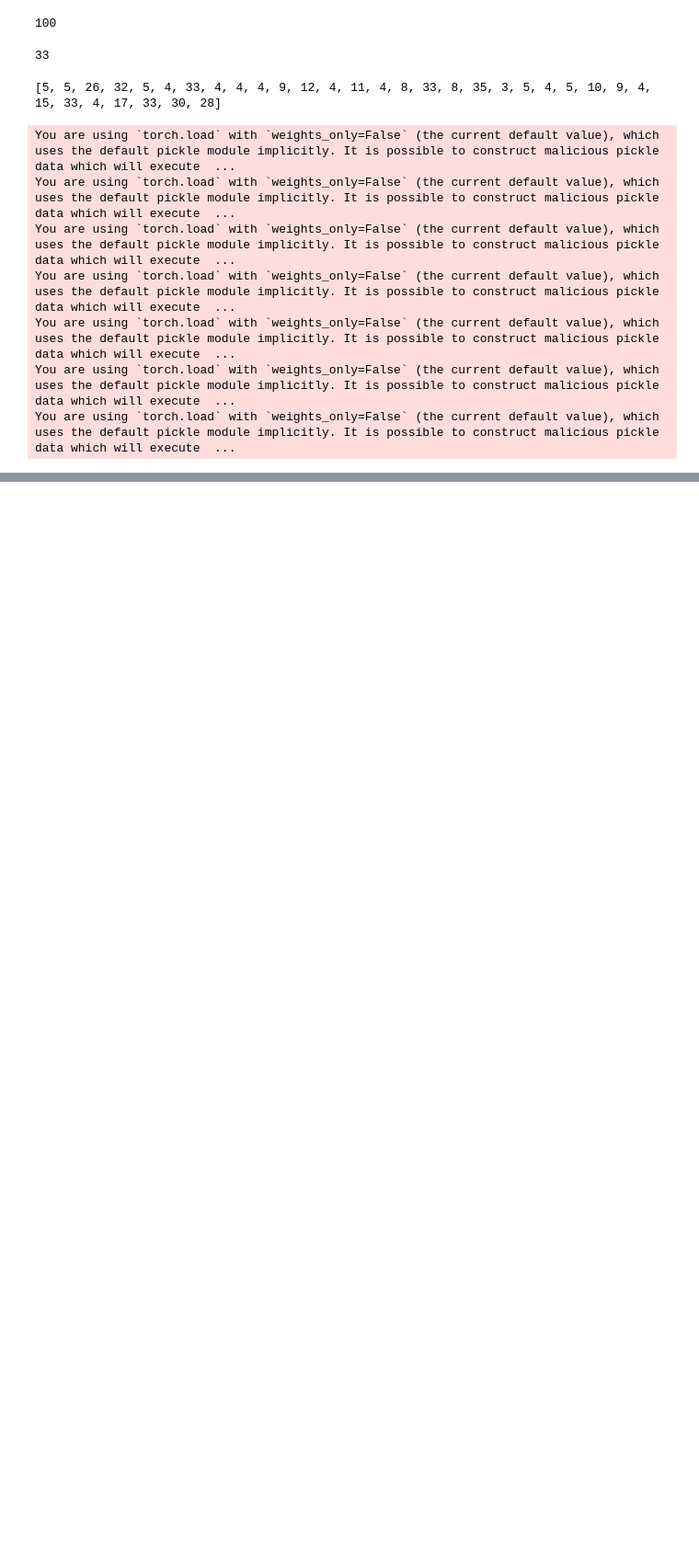
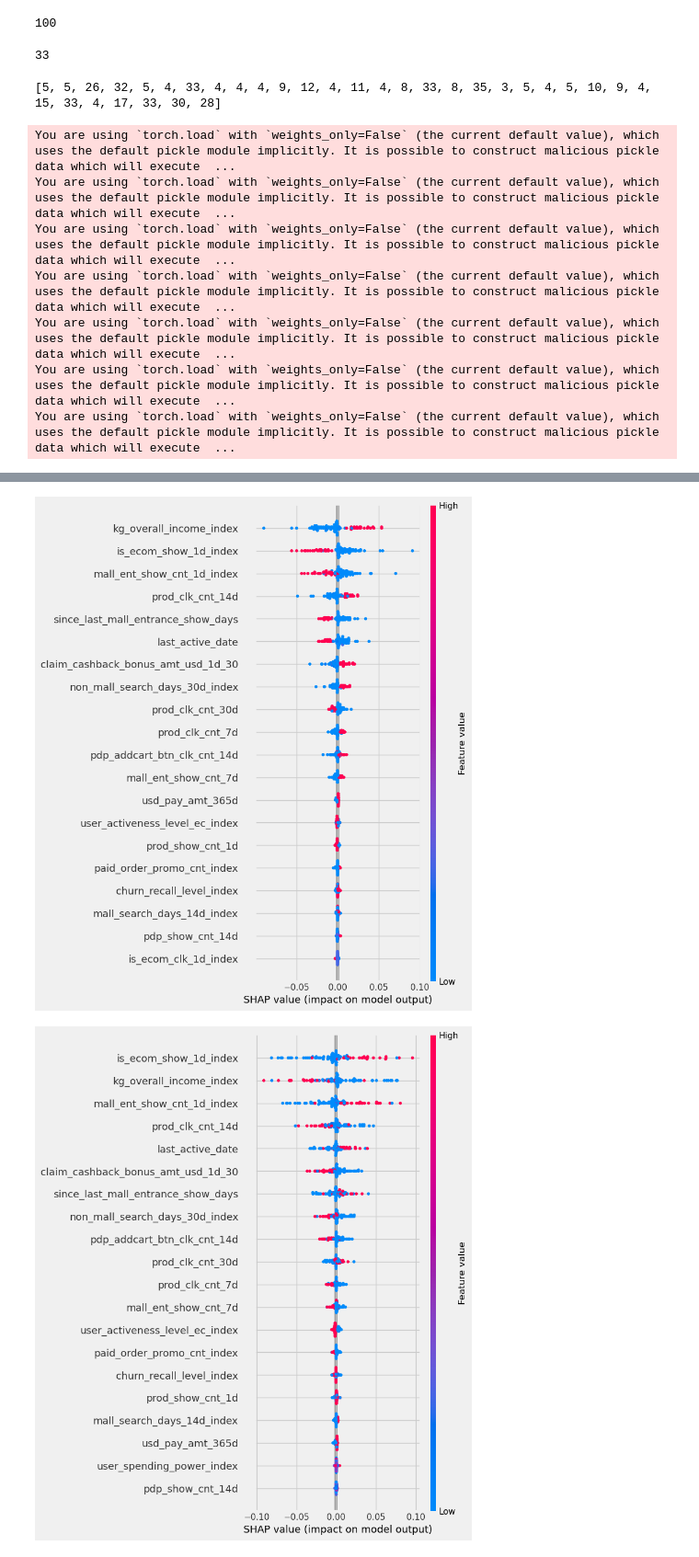
Before and after one commit to wyx1010120806/Deepuplift_for_multiple_treatment, a Jupyter notebook: evaluate.ipynb, the cells around one changed output, grey strips where cells are left out. Shown at 92% size. Saved outputs shown, nothing was run; the diff lists cells and outputs as text; code cells hidden in the pictures; blank space fills up the shorter version.

```diff
--- a/evaluate.ipynb
+++ b/evaluate.ipynb
@@ -20,6 +23,7 @@ def set_seed(seed):
 set_seed(42)
 # %%
 device = torch.device('cuda' if torch.cuda.is_available() else 'cpu')
+device = 'cpu'
 # %%
 #读取特征列表
 import pickle
@@ -131,5 +135,6 @@ You are using `torch.load` with `weights_only=False` (the current default value)
 You are using `torch.load` with `weights_only=False` (the current default value), which uses the default pickle module implicitly. It is possible to construct malicious pickle data which will execute  ...
 You are using `torch.load` with `weights_only=False` (the current default value), which uses the default pickle module implicitly. It is possible to construct malicious pickle data which will execute  ...
 # %%
-df = pd.read_parquet('/mlx_devbox/users/wangyuxin.huoshan/playground/bonus_train_data/bonus_pdp_id_test_id',columns=feature_list+['enter_ab_date','is_treatment','gmv','roas_label']).fillna(0)
+train_df = pd.read_parquet('/mlx_devbox/users/wangyuxin.huoshan/playground/bonus_train_data/bonus_pdp_id_train_valid_id',columns=feature_list+['enter_ab_date','is_treatment','gmv','roas_label']).fillna(0)
+test_df = pd.read_parquet('/mlx_devbox/users/wangyuxin.huoshan/playground/bonus_train_data/bonus_pdp_id_test_id',columns=feature_list+['enter_ab_date','is_treatment','gmv','roas_label']).fillna(0)
 # %%
@@ -139,9 +146,9 @@ X_continuous = torch.tensor(df[[_ for _ in feature_list if _ not in feature_list
 # %%
-uplift_prediction = {}
-for each in model_list.keys():
-    model = model_list[each]
-    model.to(device)
-    model.eval()
-    with torch.no_grad():
-        uplift_predictions,y_preds,*eps = model(X_train, None, X_discrete=X_discrete, X_continuous=X_continuous)
-    uplift_prediction[each] = torch.cat(uplift_predictions,dim=1).detach().cpu().numpy()
+# uplift_prediction = {}
+# for each in model_list.keys():
+#     model = model_list[each]
+#     model.to(device)
+#     model.eval()
+#     with torch.no_grad():
+#         uplift_predictions,y_preds,*eps = model(X_test, None, X_discrete=X_discrete_test, X_continuous=X_continuous_test)
+#     uplift_prediction[each] = torch.cat(uplift_predictions,dim=1).detach().cpu().numpy()
@@ -174,13 +155,13 @@ uplift_prediction
 # %%
-for treatment in [1,2,3]:
-    print('treatment标识:',treatment)
-    for each in uplift_prediction.keys():
-        df['uplift_predictions_'+each] = uplift_prediction[each][:,treatment-1]
+# for treatment in [1,2,3]:
+#     print('treatment标识:',treatment)
+#     for each in uplift_prediction.keys():
+#         test_df['uplift_predictions_'+each] = uplift_prediction[each][:,treatment-1]
 
-    df_tmp = df[df['is_treatment'].isin([0,treatment])]
-    df_tmp['is_treatment'] = df_tmp['is_treatment'].apply(lambda x: 1 if x == treatment else 0)
-    df_tmp['random'] = np.random.rand(df_tmp.shape[0])
+#     df_tmp = test_df[test_df['is_treatment'].isin([0,treatment])]
+#     df_tmp['is_treatment'] = df_tmp['is_treatment'].apply(lambda x: 1 if x == treatment else 0)
+#     df_tmp['random'] = np.random.rand(df_tmp.shape[0])
 
-    evaluate(df=df_tmp[['roas_label','is_treatment','random'] + ['uplift_predictions_'+_ for _ in uplift_prediction.keys()]],y_true='roas_label',treatment='is_treatment',divide_feature=None,n=100)
+#     evaluate(df=df_tmp[['roas_label','is_treatment','random'] + ['uplift_predictions_'+_ for _ in uplift_prediction.keys()]],y_true='roas_label',treatment='is_treatment',divide_feature=None,n=100)
 
     # evaluate(df=df_tmp,y_true='roas_label',treatment='is_treatment',divide_feature='enter_ab_date')
@@ -250,0 +168,10 @@ dtype: float64
+# %%
+df_train = train_df.sample(n=100)
+df_test = test_df.sample(n=100)
+
+for treatment in [1,2,3]:
+    model = model_list['Tarnet_256']
+    feature_importance_with_shap(model, df_train,df_test,feature_list,feature_list_discrete,device,treatment)
+# %% [output]
+[figure, added]
+[figure, added]
```
Also changed, not shown: parts of 6 cells of this notebook, 8 other files.
